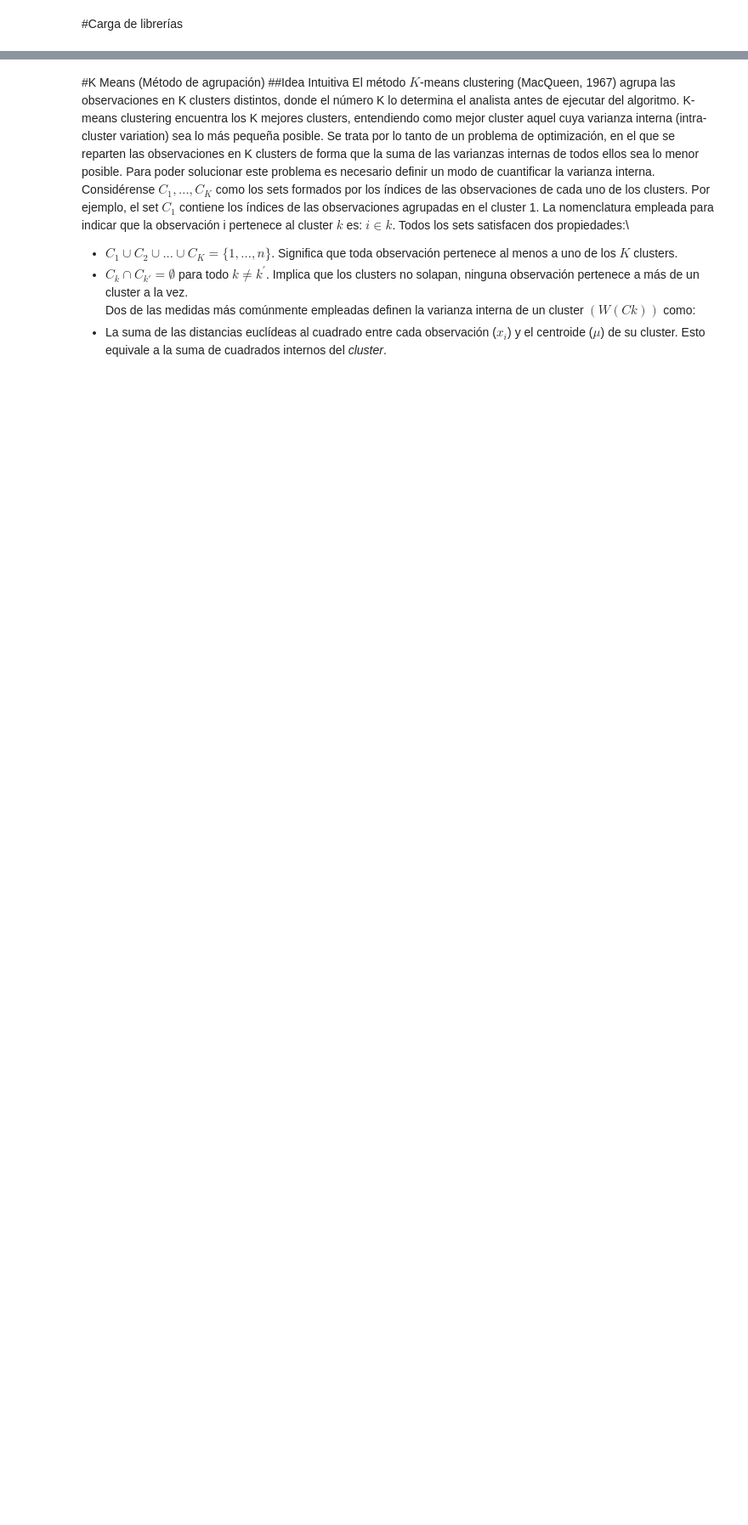
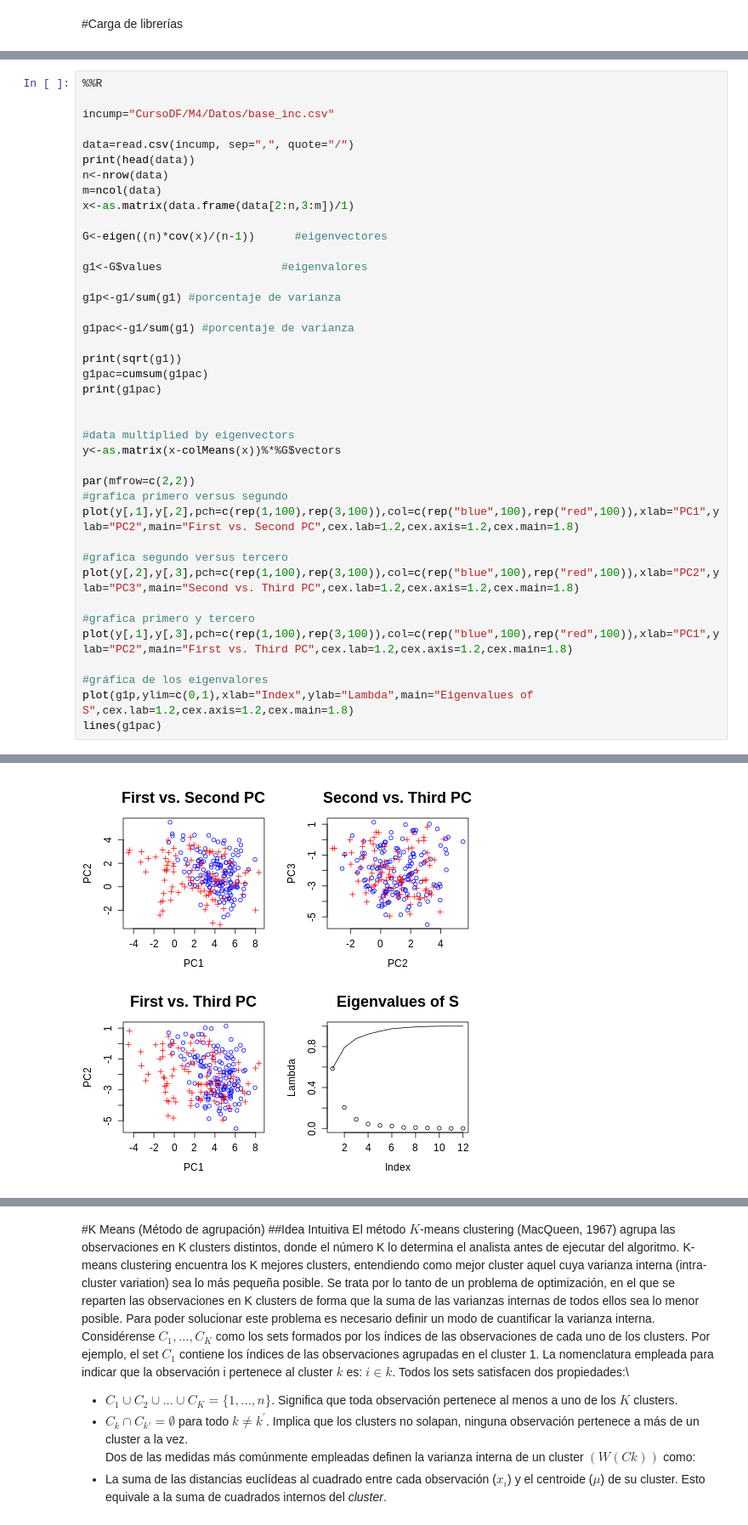
Before and after one commit to edgaryair1024/RtoLearn, a Jupyter notebook: M4.ipynb, the cells around one changed output, grey strips where cells are left out. Shown at 85% size. Saved outputs shown, nothing was run; the diff lists cells and outputs as text; blank space fills up the shorter version.

```diff
--- a/M4.ipynb
+++ b/M4.ipynb
@@ -58,0 +97,41 @@ library(factoextra)
+# %%
+%%R
+
+incump="CursoDF/M4/Datos/base_inc.csv"
+
+data=read.csv(incump, sep=",", quote="/")
+print(head(data))
+n<-nrow(data)
+m=ncol(data)
+x<-as.matrix(data.frame(data[2:n,3:m])/1)
+
+G<-eigen((n)*cov(x)/(n-1))      #eigenvectores
+
+g1<-G$values                  #eigenvalores
+
+g1p<-g1/sum(g1) #porcentaje de varianza
+
+g1pac<-g1/sum(g1) #porcentaje de varianza
+
+print(sqrt(g1))
+g1pac=cumsum(g1pac)
+print(g1pac)
+
+
+#data multiplied by eigenvectors
+y<-as.matrix(x-colMeans(x))%*%G$vectors
+
+par(mfrow=c(2,2))
+#grafica primero versus segundo
+plot(y[,1],y[,2],pch=c(rep(1,100),rep(3,100)),col=c(rep("blue",100),rep("red",100)),xlab="PC1",ylab="PC2",main="First vs. Second PC",cex.lab=1.2,cex.axis=1.2,cex.main=1.8)
+
+#grafica segundo versus tercero
+plot(y[,2],y[,3],pch=c(rep(1,100),rep(3,100)),col=c(rep("blue",100),rep("red",100)),xlab="PC2",ylab="PC3",main="Second vs. Third PC",cex.lab=1.2,cex.axis=1.2,cex.main=1.8)
+
+#grafica primero y tercero
+plot(y[,1],y[,3],pch=c(rep(1,100),rep(3,100)),col=c(rep("blue",100),rep("red",100)),xlab="PC1",ylab="PC2",main="First vs. Third PC",cex.lab=1.2,cex.axis=1.2,cex.main=1.8)
+
+#gráfica de los eigenvalores
+plot(g1p,ylim=c(0,1),xlab="Index",ylab="Lambda",main="Eigenvalues of S",cex.lab=1.2,cex.axis=1.2,cex.main=1.8)
+lines(g1pac)
+# %% [output]
@@ -58,0 +156 @@ library(factoextra)
+[figure, added]
```
Also changed, not shown: parts of 9 cells of this notebook.
